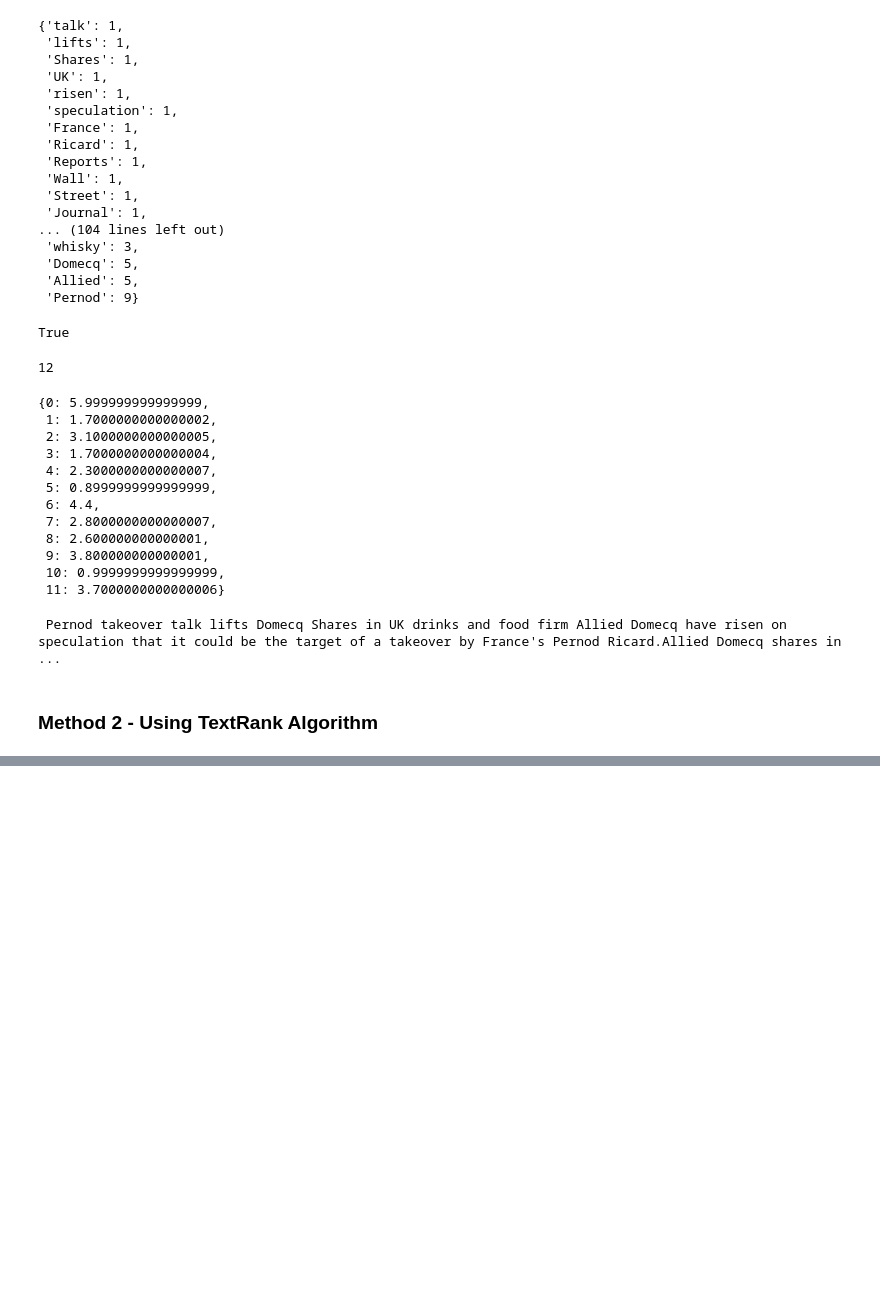
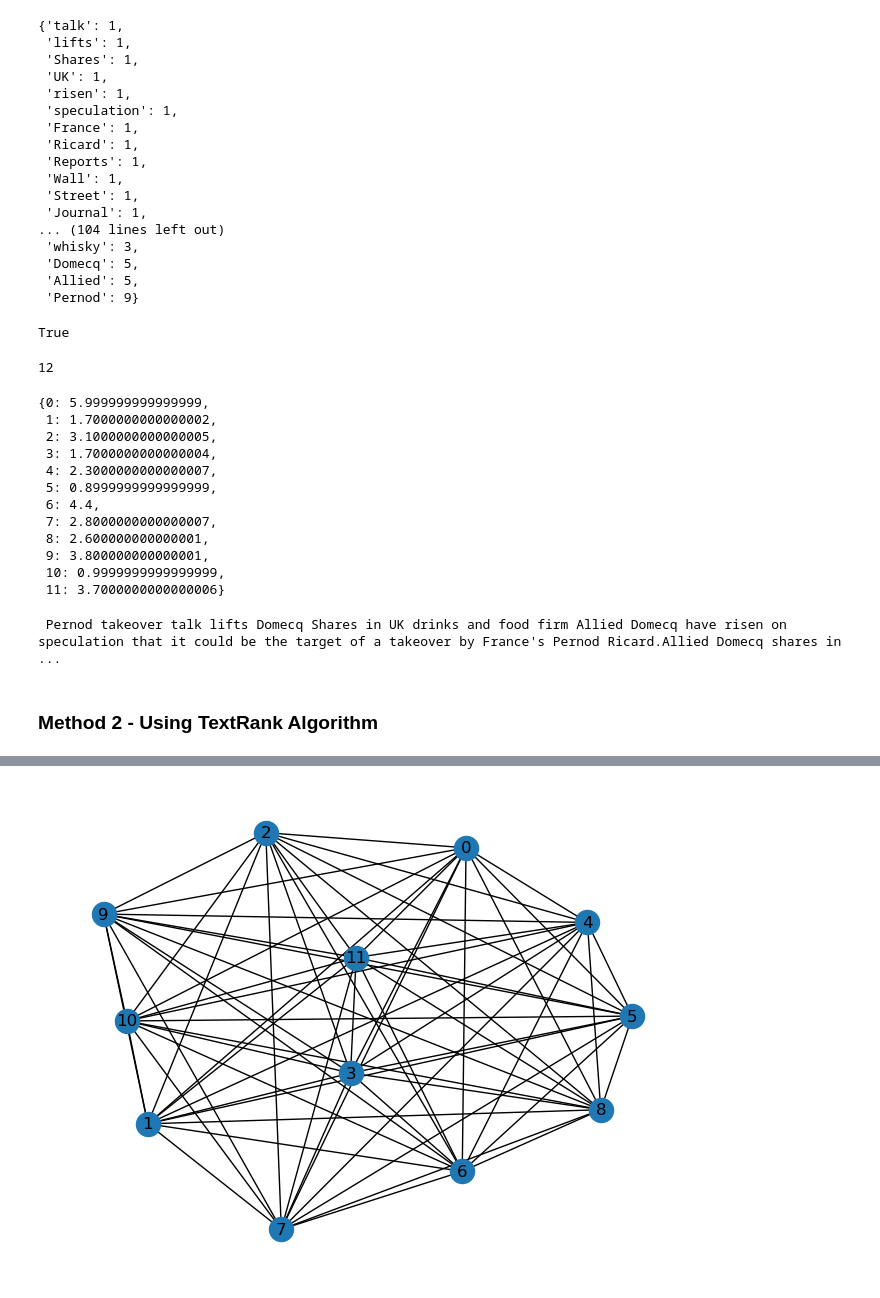
Before and after one commit to ramprakashpg/Text-summarization, a Jupyter notebook: text_summarization.ipynb, the cells around one changed output, grey strips where cells are left out. Cells and saved outputs as stored; diff of their text form; code cells hidden in the pictures; blank space fills up the shorter version.

```diff
--- a/text_summarization.ipynb
+++ b/text_summarization.ipynb
@@ -115,2 +118,14 @@ from sentence_transformers import SentenceTransformer
 # %%
 sbert_model = SentenceTransformer('bert-base-nli-mean-tokens')
+# %%
+sentence_embeddings = sbert_model.encode(sentence)
+# %%
+similarities_graph = {}
+
+for vec_a in range(sentence_embeddings.shape[0]):
+    for vec_b in range(vec_a, sentence_embeddings.shape[0]):
+        if vec_a != vec_b:
+            cosine_similarity = F.cosine_similarity(torch.from_numpy(sentence_embeddings[vec_a]),
+                                                    torch.from_numpy(sentence_embeddings[vec_b]), dim=0)
+
+            similarities_graph[(vec_a, vec_b)] = cosine_similarity.item()
@@ -116,0 +152,8 @@ sbert_model = SentenceTransformer('bert-base-nli-mean-tokens')
+# %%
+G = nx.Graph()
+edges = [(k[0], k[1], {'weight': v}) for k, v in similarities_graph.items()]
+G.add_edges_from(edges)
+# %%
+nx.draw(G, with_labels=True)
+# %% [output]
+[figure, added]
```
Also changed, not shown: parts of 7 cells of this notebook.
